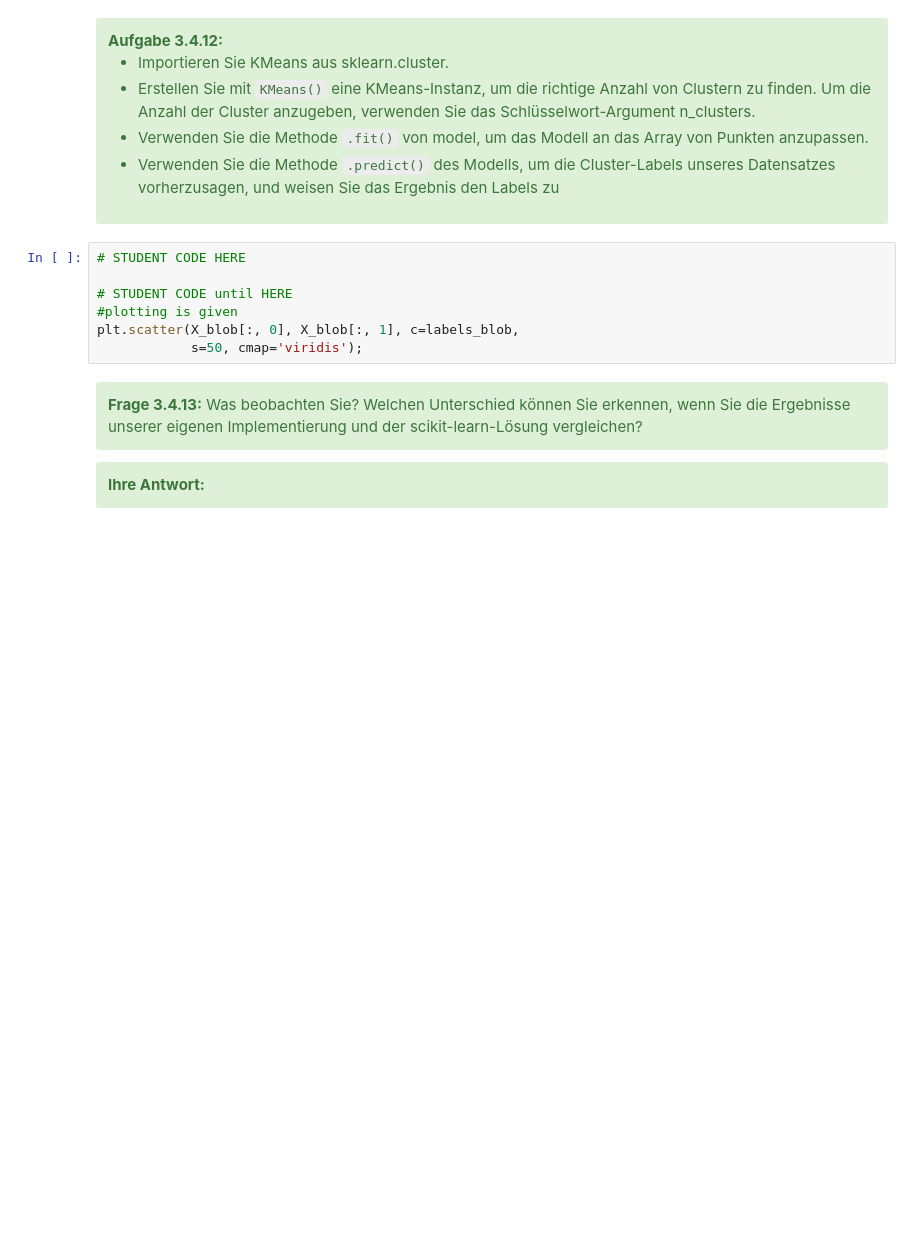
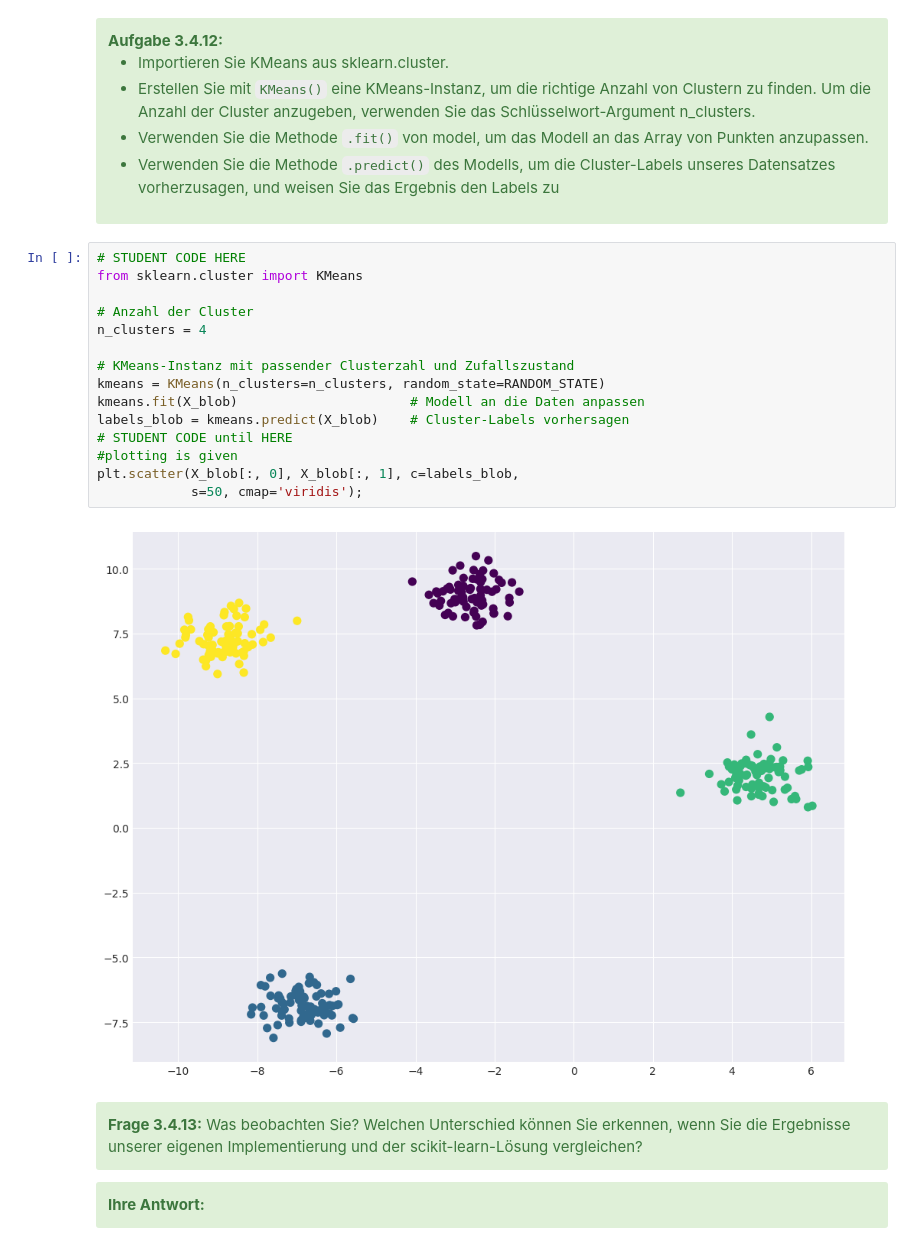
Before and after one commit to noambalul/AMALEA, a Jupyter notebook: Woche 3/4 K-Means-Clustering.ipynb, the cells around one changed output. Drawn from its saved outputs; the diff is of its cells as text; blank space fills up the shorter version.

```diff
--- a/Woche 3/4 K-Means-Clustering.ipynb
+++ b/Woche 3/4 K-Means-Clustering.ipynb
@@ -256,11 +298,21 @@ Nun beginnen wir, die Ergebnisse von oben mit scikit-learn zu reproduzieren. Wir
 </div>
 # %%
 # STUDENT CODE HERE
+from sklearn.cluster import KMeans
 
+# Anzahl der Cluster
+n_clusters = 4
+
+# KMeans-Instanz mit passender Clusterzahl und Zufallszustand
+kmeans = KMeans(n_clusters=n_clusters, random_state=RANDOM_STATE)
+kmeans.fit(X_blob)                      # Modell an die Daten anpassen
+labels_blob = kmeans.predict(X_blob)    # Cluster-Labels vorhersagen
 # STUDENT CODE until HERE
 #plotting is given
 plt.scatter(X_blob[:, 0], X_blob[:, 1], c=labels_blob,
             s=50, cmap='viridis');
+# %% [output]
+[figure, added]
 # %% [markdown]
 <div class="alert alert-block alert-success">
 <b>Frage 3.4.13:</b> Was beobachten Sie? Welchen Unterschied können Sie erkennen, wenn Sie die Ergebnisse unserer eigenen Implementierung und der scikit-learn-Lösung vergleichen?
```
Also changed, not shown: parts of 19 cells of this notebook.
